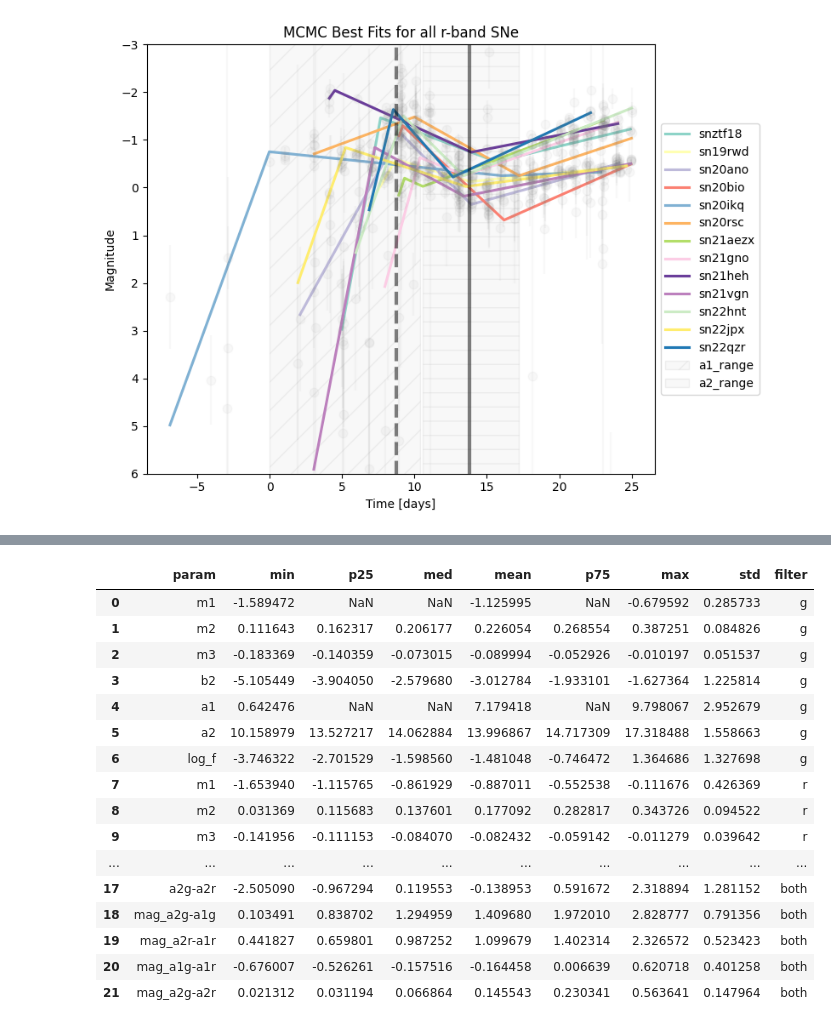
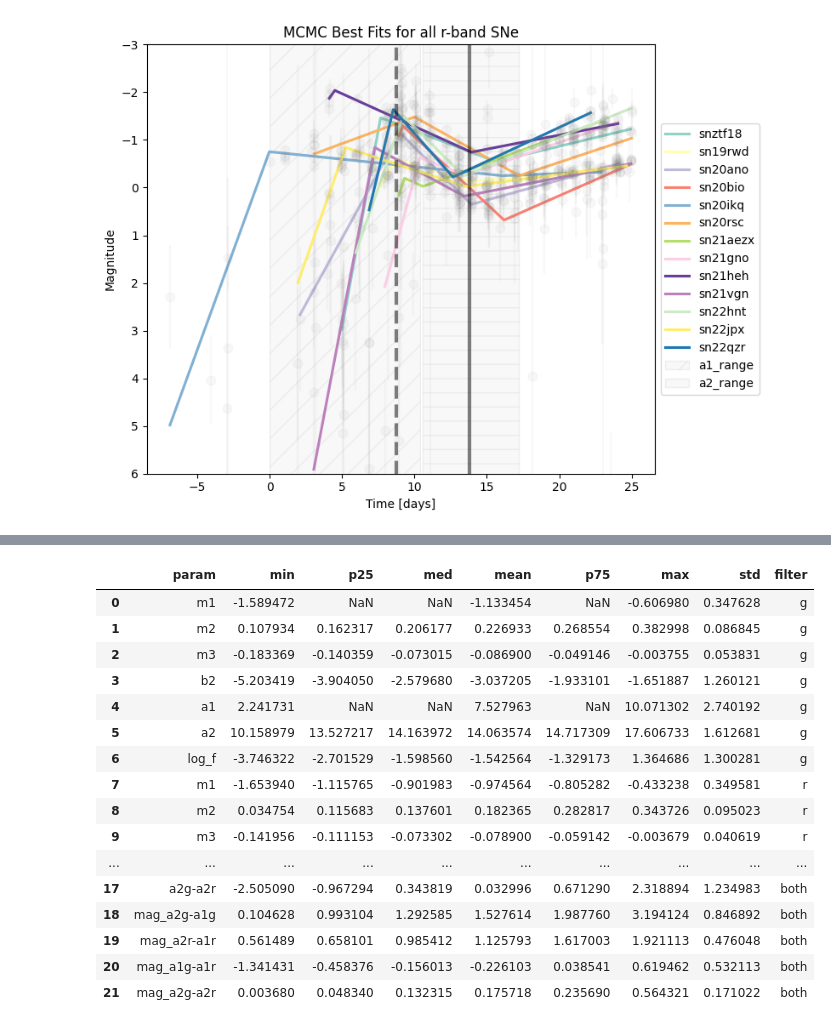
Before and after one commit to aec3675/ztf_IIb, a Jupyter notebook: run_mcmc_script.ipynb, the cells around one changed output, grey strips where cells are left out. Cells and saved outputs as stored; diff of their text form; code cells hidden in the pictures.

```diff
--- a/run_mcmc_script.ipynb
+++ b/run_mcmc_script.ipynb
@@ -584,0 +589,9 @@ bestfit_df
+# %%
+bestfit_df_1 = pd.read_csv('./mcmc_fp_results/mcmc_bestfit_vals_april23.csv')
+bestfit_df_2 = pd.read_csv('./mcmc_fp_results/mcmc_bestfit_vals_may1.csv')
+temp = bestfit_df_1.drop([2,4,5])
+# %%
+bestfit_df = pd.concat([temp,bestfit_df_2], ignore_index=True)
+bestfit_df = bestfit_df.sort_values('SN_ID', ascending=True, ignore_index=True)
+bestfit_df = pd.concat([bestfit_df.iloc[[12],:], bestfit_df.drop(12, axis=0)], axis=0, ignore_index=True)
+bestfit_df
@@ -824,47 +849,47 @@ def comp_stats(values,val=''):
     # print('\033[1m'+val+': min,  25%,  med,  mean,  75%,  max,  std \033[0m \n',
     #       round(minv,3),round(p25,3),round(p50,3),round(mean,3),round(p75,3),round(maxv,3,),round(std,3))#,'\n')
     return np.array([minv,p25,p50,mean,p75,maxv,std])
 
 #computing the stats
 stats_g, stats_r, stats_other = [],[],[]
 for i in range(len(bestfit_df.columns[1:])):
     col = bestfit_df.columns[1:][i]
     if col[-2:] == '_g':
         g = comp_stats(bestfit_df[col],val=col)
         stats_g.append(g)
     elif col[-2:] == '_r':
         r = comp_stats(bestfit_df[col],val=col)
         stats_r.append(r)
     else:
         o = comp_stats(bestfit_df[col],val=col)
         stats_other.append(o)
 
 #saving to df
 stats_col = ['min','p25','med','mean','p75','max','std']
 stats_df = pd.DataFrame(columns=stats_col, data=stats_g)
 stats_df_r = pd.DataFrame(columns=stats_col, data=stats_r)
 stats_df_other = pd.DataFrame(columns=stats_col, data=stats_other)
 stats_df = pd.concat([stats_df,stats_df_r],ignore_index=True)
 stats_df= pd.concat([stats_df,stats_df_other],ignore_index=True)
 stats_df.insert(0, 'param', ['m1', 'm2', 'm3', 'b2', 'a1', 'a2', 'log_f']*2 + list(bestfit_df.columns[15:]))
 stats_df['filter'] = ['g']*len(stats_g) + ['r']*len(stats_r) + ['both']*len(bestfit_df.columns[15:])
-stats_df.to_csv(SAVE_DIR+'/mcmc_bestfit_stats_april23.csv')
+stats_df.to_csv(SAVE_DIR+'/mcmc_bestfit_stats_may1.csv')
 stats_df
 # %% [output]
 |  | param | min | p25 | med | mean | p75 | max | std | filter |
-| 0 | m1 | -1.589472 | NaN | NaN | -1.125995 | NaN | -0.679592 | 0.285733 | g |
-| 1 | m2 | 0.111643 | 0.162317 | 0.206177 | 0.226054 | 0.268554 | 0.387251 | 0.084826 | g |
-| 2 | m3 | -0.183369 | -0.140359 | -0.073015 | -0.089994 | -0.052926 | -0.010197 | 0.051537 | g |
-| 3 | b2 | -5.105449 | -3.904050 | -2.579680 | -3.012784 | -1.933101 | -1.627364 | 1.225814 | g |
-| 4 | a1 | 0.642476 | NaN | NaN | 7.179418 | NaN | 9.798067 | 2.952679 | g |
-| 5 | a2 | 10.158979 | 13.527217 | 14.062884 | 13.996867 | 14.717309 | 17.318488 | 1.558663 | g |
-| 6 | log_f | -3.746322 | -2.701529 | -1.598560 | -1.481048 | -0.746472 | 1.364686 | 1.327698 | g |
-| 7 | m1 | -1.653940 | -1.115765 | -0.861929 | -0.887011 | -0.552538 | -0.111676 | 0.426369 | r |
-| 8 | m2 | 0.031369 | 0.115683 | 0.137601 | 0.177092 | 0.282817 | 0.343726 | 0.094522 | r |
-| 9 | m3 | -0.141956 | -0.111153 | -0.084070 | -0.082432 | -0.059142 | -0.011279 | 0.039642 | r |
+| 0 | m1 | -1.589472 | NaN | NaN | -1.133454 | NaN | -0.606980 | 0.347628 | g |
+| 1 | m2 | 0.107934 | 0.162317 | 0.206177 | 0.226933 | 0.268554 | 0.382998 | 0.086845 | g |
+| 2 | m3 | -0.183369 | -0.140359 | -0.073015 | -0.086900 | -0.049146 | -0.003755 | 0.053831 | g |
+| 3 | b2 | -5.203419 | -3.904050 | -2.579680 | -3.037205 | -1.933101 | -1.651887 | 1.260121 | g |
+| 4 | a1 | 2.241731 | NaN | NaN | 7.527963 | NaN | 10.071302 | 2.740192 | g |
+| 5 | a2 | 10.158979 | 13.527217 | 14.163972 | 14.063574 | 14.717309 | 17.606733 | 1.612681 | g |
+| 6 | log_f | -3.746322 | -2.701529 | -1.598560 | -1.542564 | -1.329173 | 1.364686 | 1.300281 | g |
+| 7 | m1 | -1.653940 | -1.115765 | -0.901983 | -0.974564 | -0.805282 | -0.433238 | 0.349581 | r |
+| 8 | m2 | 0.034754 | 0.115683 | 0.137601 | 0.182365 | 0.282817 | 0.343726 | 0.095023 | r |
+| 9 | m3 | -0.141956 | -0.111153 | -0.073302 | -0.078900 | -0.059142 | -0.003679 | 0.040619 | r |
 | ... | ... | ... | ... | ... | ... | ... | ... | ... | ... |
-| 17 | a2g-a2r | -2.505090 | -0.967294 | 0.119553 | -0.138953 | 0.591672 | 2.318894 | 1.281152 | both |
-| 18 | mag_a2g-a1g | 0.103491 | 0.838702 | 1.294959 | 1.409680 | 1.972010 | 2.828777 | 0.791356 | both |
-| 19 | mag_a2r-a1r | 0.441827 | 0.659801 | 0.987252 | 1.099679 | 1.402314 | 2.326572 | 0.523423 | both |
-| 20 | mag_a1g-a1r | -0.676007 | -0.526261 | -0.157516 | -0.164458 | 0.006639 | 0.620718 | 0.401258 | both |
-| 21 | mag_a2g-a2r | 0.021312 | 0.031194 | 0.066864 | 0.145543 | 0.230341 | 0.563641 | 0.147964 | both |
+| 17 | a2g-a2r | -2.505090 | -0.967294 | 0.343819 | 0.032996 | 0.671290 | 2.318894 | 1.234983 | both |
+| 18 | mag_a2g-a1g | 0.104628 | 0.993104 | 1.292585 | 1.527614 | 1.987760 | 3.194124 | 0.846892 | both |
+| 19 | mag_a2r-a1r | 0.561489 | 0.658101 | 0.985412 | 1.125793 | 1.617003 | 1.921113 | 0.476048 | both |
+| 20 | mag_a1g-a1r | -1.341431 | -0.458376 | -0.156013 | -0.226103 | 0.038541 | 0.619462 | 0.532113 | both |
+| 21 | mag_a2g-a2r | 0.003680 | 0.048340 | 0.132315 | 0.175718 | 0.235690 | 0.564321 | 0.171022 | both |
```
Also changed, not shown: parts of 12 cells of this notebook.
